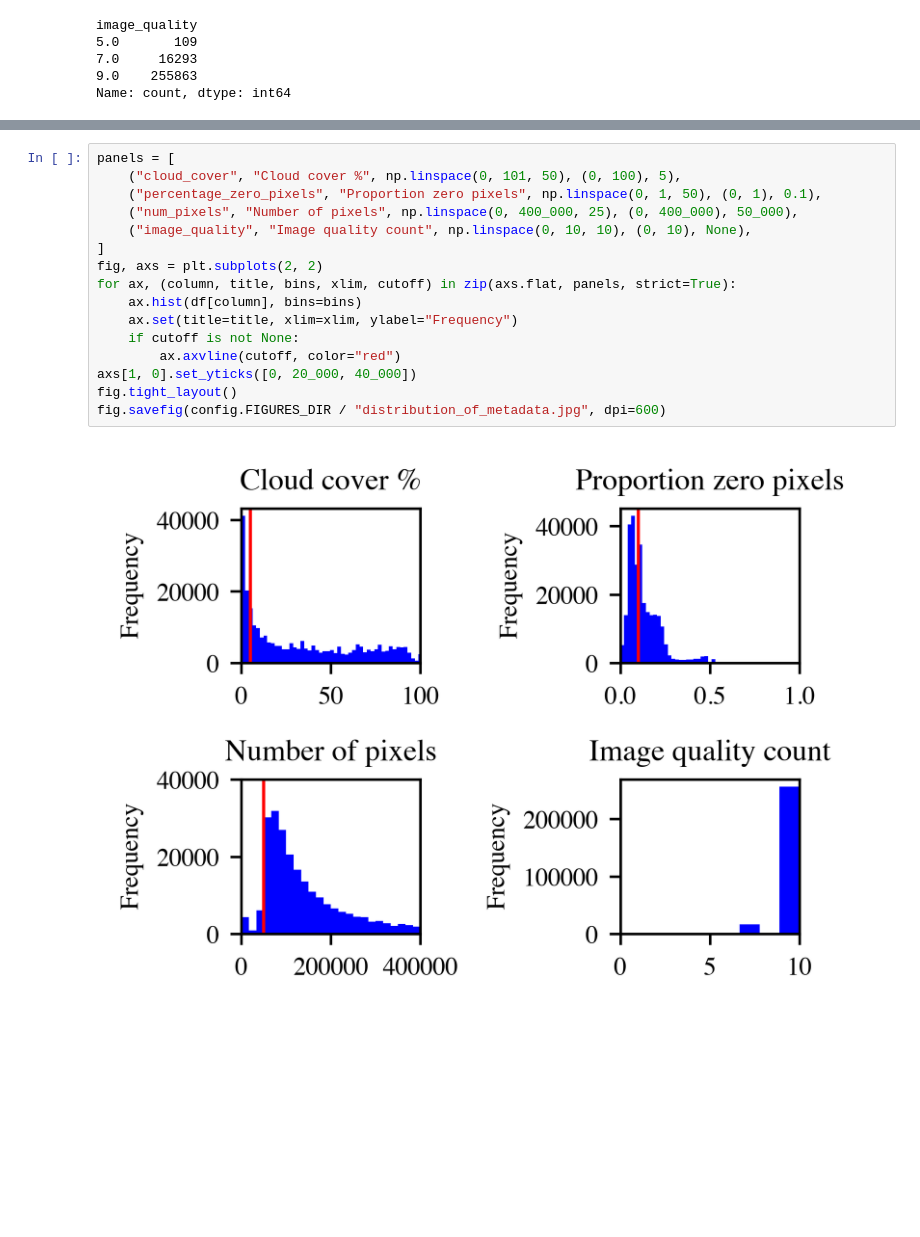
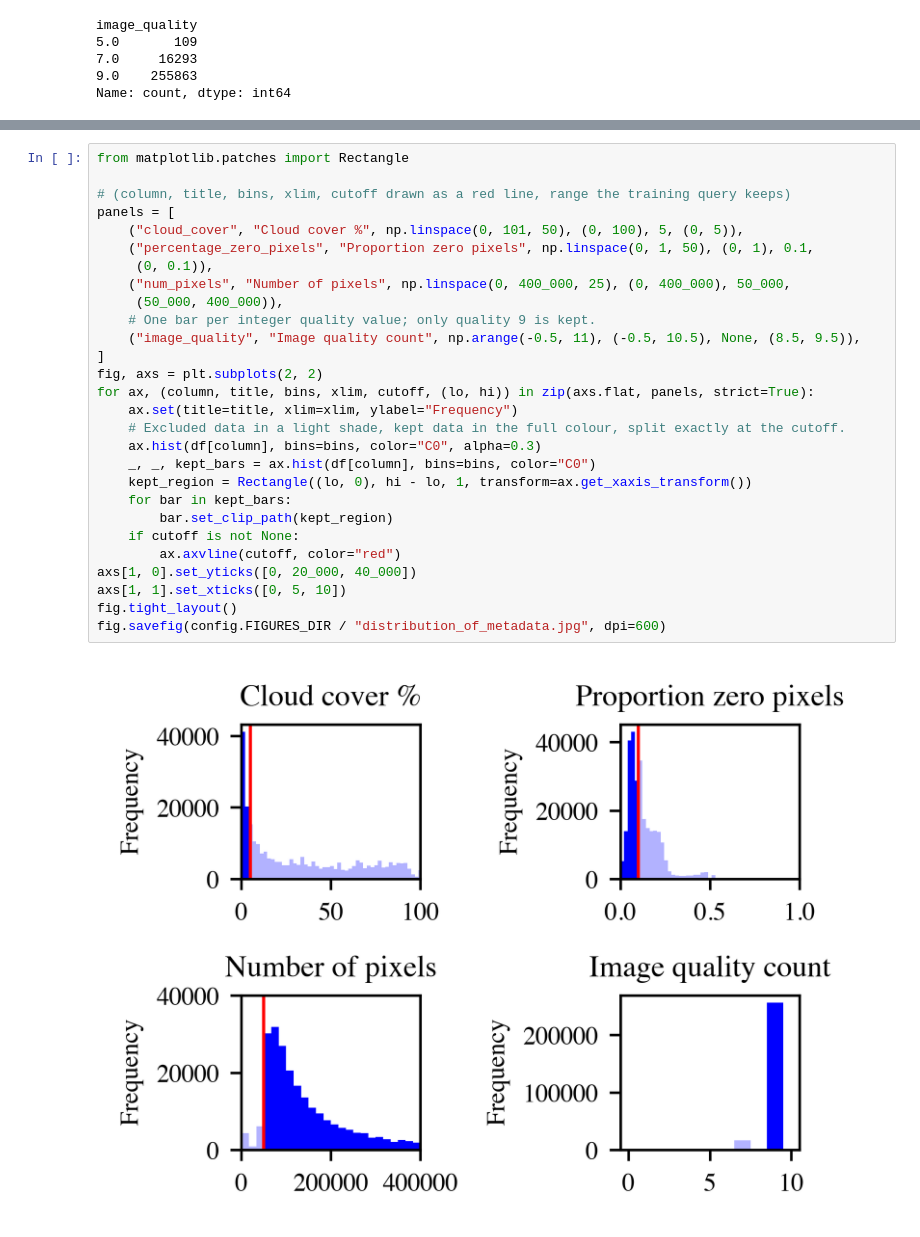
Before and after one commit to GlacierView/glacier-view-CNN-analysis, a Jupyter notebook: notebooks/exploration/landsat_metadata.ipynb, the cells around one changed output, grey strips where cells are left out. Drawn from its saved outputs; the diff is of its cells as text; blank space fills up the shorter version.

```diff
--- a/notebooks/exploration/landsat_metadata.ipynb
+++ b/notebooks/exploration/landsat_metadata.ipynb
@@ -34,20 +34,32 @@ df[columns].describe(percentiles=[0.5, 0.95, 0.99, 0.999]).T
 | no_data_pixel_count | 272265.0 | 1160.384232 | 24989.280992 | 0.0 | 0.00000 | 0.000000e+00 | 0.000000e+00 | 4.183625e+05 | 1.474491e+06 |
 | negative_pixel_count | 272265.0 | 23934.347544 | 85164.089609 | 0.0 | 4754.00000 | 9.398360e+04 | 3.590579e+05 | 1.127754e+06 | 4.637315e+06 |
 # %%
+from matplotlib.patches import Rectangle
+
+# (column, title, bins, xlim, cutoff drawn as a red line, range the training query keeps)
 panels = [
-    ("cloud_cover", "Cloud cover %", np.linspace(0, 101, 50), (0, 100), 5),
-    ("percentage_zero_pixels", "Proportion zero pixels", np.linspace(0, 1, 50), (0, 1), 0.1),
-    ("num_pixels", "Number of pixels", np.linspace(0, 400_000, 25), (0, 400_000), 50_000),
-    ("image_quality", "Image quality count", np.linspace(0, 10, 10), (0, 10), None),
+    ("cloud_cover", "Cloud cover %", np.linspace(0, 101, 50), (0, 100), 5, (0, 5)),
+    ("percentage_zero_pixels", "Proportion zero pixels", np.linspace(0, 1, 50), (0, 1), 0.1,
+     (0, 0.1)),
+    ("num_pixels", "Number of pixels", np.linspace(0, 400_000, 25), (0, 400_000), 50_000,
+     (50_000, 400_000)),
+    # One bar per integer quality value; only quality 9 is kept.
+    ("image_quality", "Image quality count", np.arange(-0.5, 11), (-0.5, 10.5), None, (8.5, 9.5)),
 ]
 fig, axs = plt.subplots(2, 2)
-for ax, (column, title, bins, xlim, cutoff) in zip(axs.flat, panels, strict=True):
-    ax.hist(df[column], bins=bins)
+for ax, (column, title, bins, xlim, cutoff, (lo, hi)) in zip(axs.flat, panels, strict=True):
     ax.set(title=title, xlim=xlim, ylabel="Frequency")
+    # Excluded data in a light shade, kept data in the full colour, split exactly at the cutoff.
+    ax.hist(df[column], bins=bins, color="C0", alpha=0.3)
+    _, _, kept_bars = ax.hist(df[column], bins=bins, color="C0")
+    kept_region = Rectangle((lo, 0), hi - lo, 1, transform=ax.get_xaxis_transform())
+    for bar in kept_bars:
+        bar.set_clip_path(kept_region)
     if cutoff is not None:
         ax.axvline(cutoff, color="red")
 axs[1, 0].set_yticks([0, 20_000, 40_000])
+axs[1, 1].set_xticks([0, 5, 10])
 fig.tight_layout()
 fig.savefig(config.FIGURES_DIR / "distribution_of_metadata.jpg", dpi=600)
 # %% [output]
-[figure, old version]
+[figure, new version]
```
Also changed, not shown: 5 other files.
